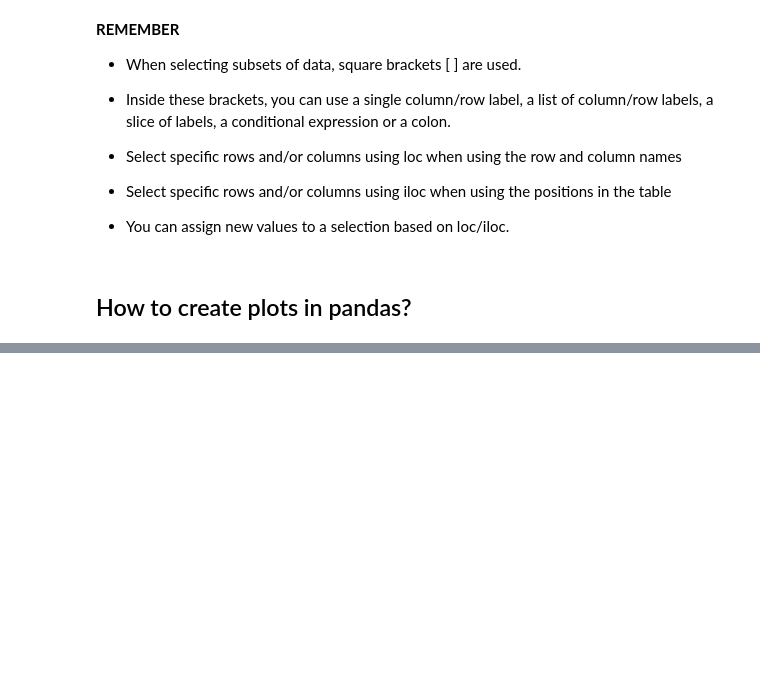
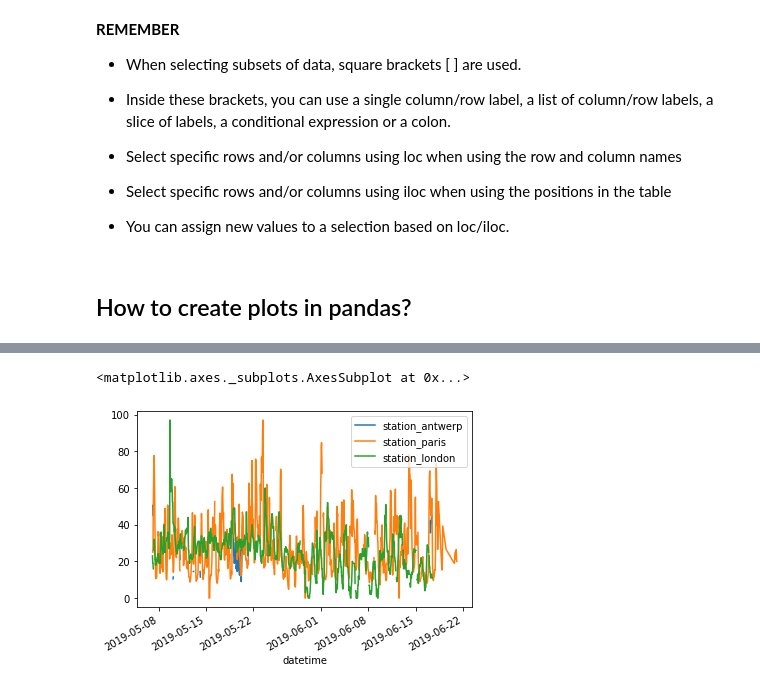
Before and after one commit to MichaelWakahe/Python, a Jupyter notebook: Libraries/pandas/pandas documentation/Getting_started_tutorial.ipynb, the cells around one changed output, grey strips where cells are left out. Saved outputs shown, nothing was run; the diff lists cells and outputs as text; code cells hidden in the pictures; blank space fills up the shorter version.

```diff
--- a/Libraries/pandas/pandas documentation/Getting_started_tutorial.ipynb
+++ b/Libraries/pandas/pandas documentation/Getting_started_tutorial.ipynb
@@ -438,3 +438,11 @@ titanic.head()
 ## How to create plots in pandas?
 # %%
 import matplotlib.pyplot as plt
+# %%
+"""
+The air_quality_no2.csv data set provides NO2 values for the measurement stations FR04014, BETR801 and
+London Westminster in respectively Paris, Antwerp and London.
+"""
+air_quality = pd.read_csv("air_quality_no2.csv", index_col=0, parse_dates=True)
+
+air_quality.head()
@@ -440,0 +457,6 @@ import matplotlib.pyplot as plt
+# %%
+# I want a quick visual check of the data.
+air_quality.plot()
+# %% [output]
+<matplotlib.axes._subplots.AxesSubplot at 0x...>
+[figure, added]
```
Also changed, not shown: parts of 1 cell of this notebook, 3 other files.
